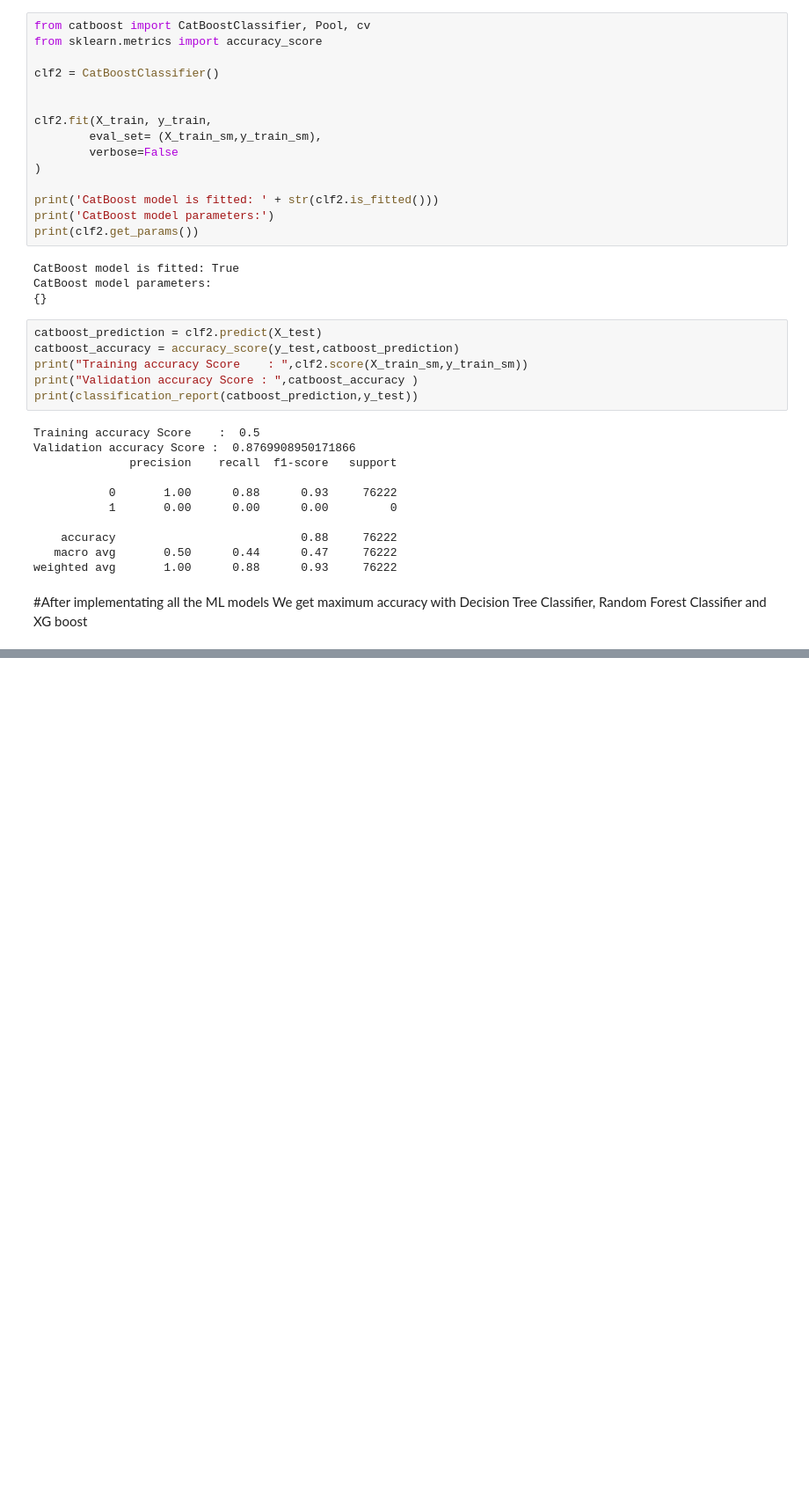
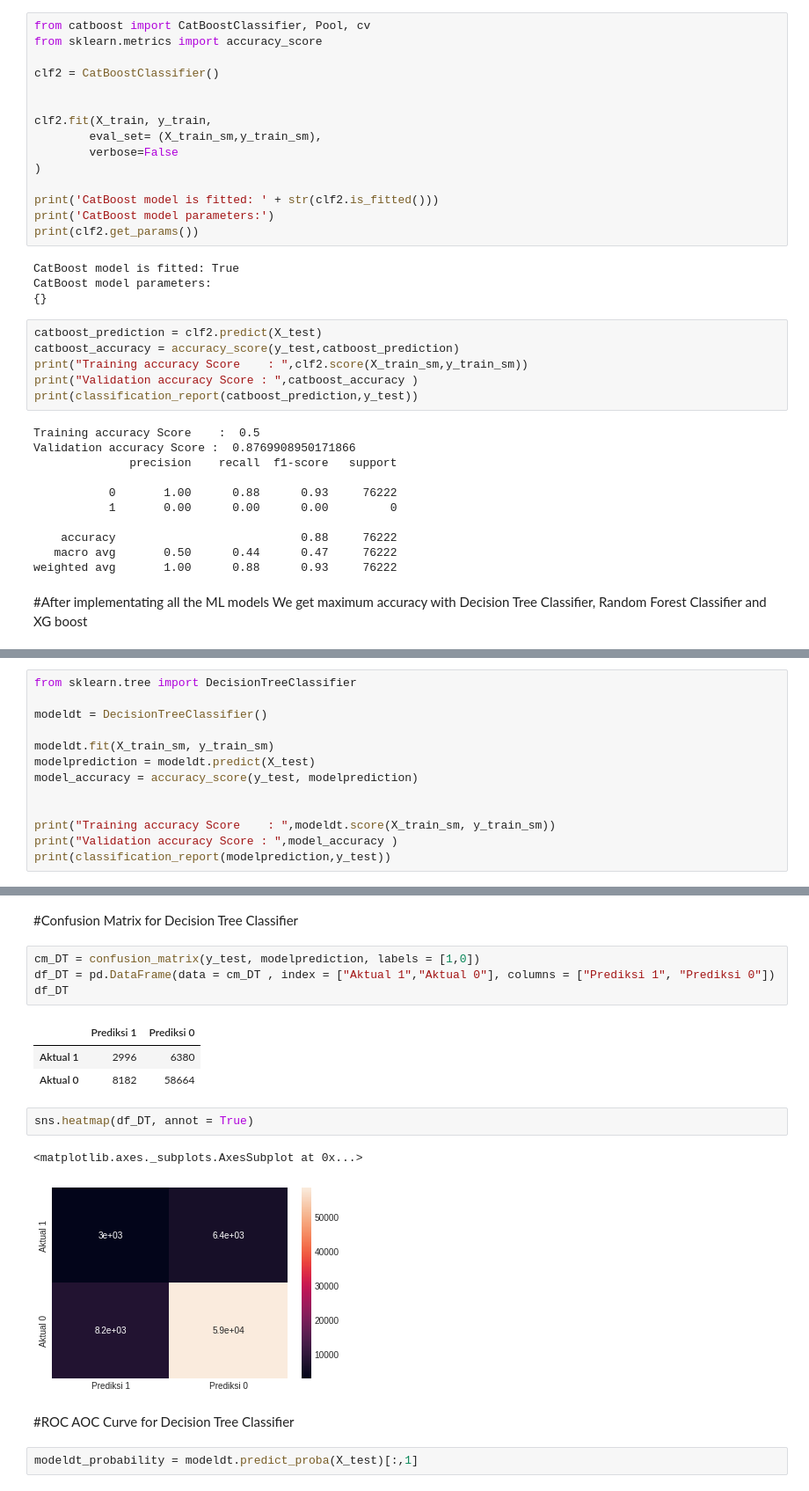
Before and after one commit to HONAJIPHAD/HEALTH-INSURANCE-CROSS-SELL-PREDICTION, a Jupyter notebook: HEALTH_INSURANCE_CROSS_SELL_PREDICTION.ipynb, the cells around one changed output, grey strips where cells are left out. Shown at 88% size. Saved outputs shown, nothing was run; the diff lists cells and outputs as text; blank space fills up the shorter version.

```diff
--- a/HEALTH_INSURANCE_CROSS_SELL_PREDICTION.ipynb
+++ b/HEALTH_INSURANCE_CROSS_SELL_PREDICTION.ipynb
@@ -877,0 +954,13 @@ weighted avg       1.00      0.88      0.93     76222
+# %%
+from sklearn.tree import DecisionTreeClassifier
+
+modeldt = DecisionTreeClassifier()
+
+modeldt.fit(X_train_sm, y_train_sm)
+modelprediction = modeldt.predict(X_test)
+model_accuracy = accuracy_score(y_test, modelprediction)
+
+
+print("Training accuracy Score    : ",modeldt.score(X_train_sm, y_train_sm))
+print("Validation accuracy Score : ",model_accuracy )
+print(classification_report(modelprediction,y_test))
@@ -877,0 +978,19 @@ weighted avg       1.00      0.88      0.93     76222
+# %% [markdown]
+#Confusion Matrix for Decision Tree Classifier
+# %%
+cm_DT = confusion_matrix(y_test, modelprediction, labels = [1,0])
+df_DT = pd.DataFrame(data = cm_DT , index = ["Aktual 1","Aktual 0"], columns = ["Prediksi 1", "Prediksi 0"])
+df_DT
+# %% [output]
+|  | Prediksi 1 | Prediksi 0 |
+| Aktual 1 | 2996 | 6380 |
+| Aktual 0 | 8182 | 58664 |
+# %%
+sns.heatmap(df_DT, annot = True)
+# %% [output]
+<matplotlib.axes._subplots.AxesSubplot at 0x...>
+[figure, added]
+# %% [markdown]
+#ROC AOC Curve for Decision Tree Classifier
+# %%
+modeldt_probability = modeldt.predict_proba(X_test)[:,1]
```
Also changed, not shown: parts of 41 cells of this notebook.
